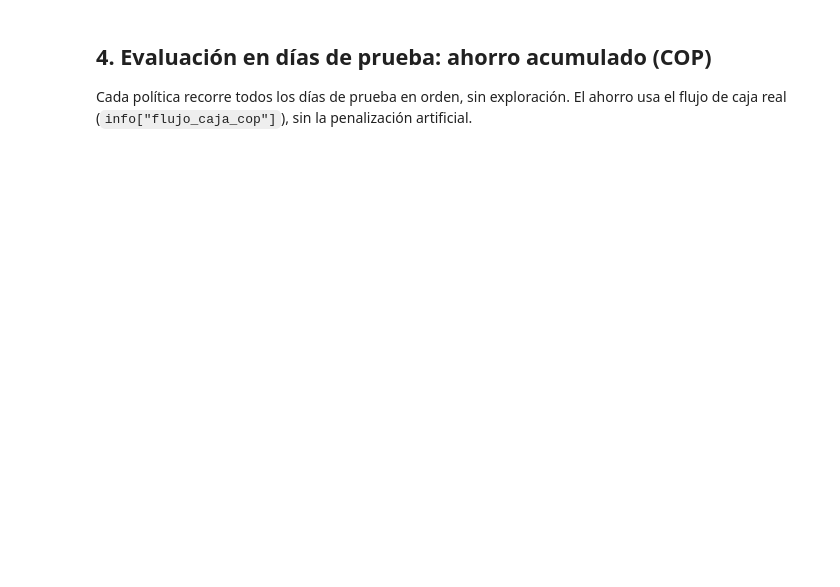
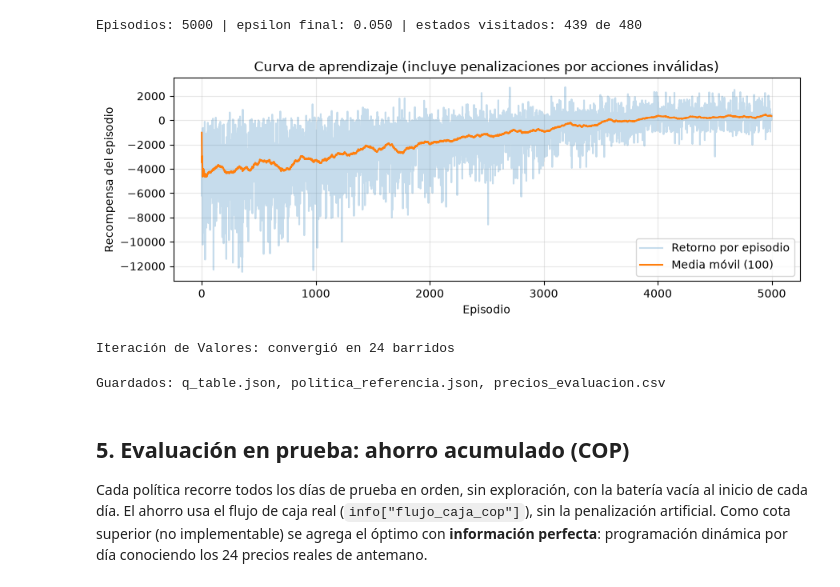
Before and after one commit to JoanP-B/si3003-despacho-energia-joanperalta, a Jupyter notebook: notebooks/02_mdp_rl.ipynb, the cells around one changed output. Saved outputs shown, nothing was run; the diff lists cells and outputs as text; code cells hidden in the pictures; blank space fills up the shorter version.

```diff
--- a/notebooks/02_mdp_rl.ipynb
+++ b/notebooks/02_mdp_rl.ipynb
@@ -147,0 +156,20 @@ agente converge a "Mantener" siempre (ahorro 0). En un barrido sobre los días d
+# %%
+ALPHAS = [0.05, 0.1, 0.3, 0.5, 0.7, 0.9]
+DECAIMIENTOS = [0.5, 0.8]
+SEMILLAS_BUSQUEDA = [0, 1, 2, 3, 4]
+
+t0 = time.time()
+filas = []
+for alpha in ALPHAS:
+    for frac in DECAIMIENTOS:
+        for semilla in SEMILLAS_BUSQUEDA:
+            ag, _ = entrenar_agente(alpha, frac, semilla)
+            filas.append({"alpha": alpha, "decaimiento": frac, "semilla": semilla,
+                          "ahorro_val": ahorro(env_val, greedy(ag))})
+busqueda = (pd.DataFrame(filas).groupby(["alpha", "decaimiento"])["ahorro_val"]
+            .agg(media="mean", desv="std", minimo="min").round(0).sort_values("media", ascending=False))
+mejor_alpha, mejor_decaimiento = busqueda.index[0]
+print(f"Búsqueda: {len(filas)} entrenamientos en {time.time() - t0:.0f} s")
+print(f"Elegido: alpha = {mejor_alpha}, ε decae en el {mejor_decaimiento:.0%} de los episodios")
+print(f"Referencia en validación: Línea Base = {ahorro(env_val, BatteryEnv.naive_policy):,.0f} COP")
+busqueda
@@ -148,51 +200,57 @@ agente converge a "Mantener" siempre (ahorro 0). En un barrido sobre los días d
 # %%
-agente = QLearningAgent(
-    n_acciones=BatteryEnv.N_ACCIONES,
-    alpha=0.7,
-    gamma=0.99,
-    epsilon_inicial=1.0,
-    epsilon_final=0.05,
-    episodios_decaimiento=int(EPISODIOS * 0.8),  # últimos 20% casi greedy
-    semilla=SEMILLA,
-)
-retornos = agente.entrenar(env_train, episodios=EPISODIOS)
+agente, retornos = entrenar_agente(mejor_alpha, mejor_decaimiento, SEMILLA)
 print(f"Episodios: {len(retornos)} | epsilon final: {agente.epsilon:.3f} | "
       f"estados visitados: {len(agente.q_table)} de {24 * 4 * 5}")
 
 serie = pd.Series(retornos)
 plt.figure(figsize=(9, 3.5))
-plt.plot(serie, alpha=0.3, label="Retorno por episodio")
-plt.plot(serie.rolling(20, min_periods=1).mean(), label="Media móvil (20)")
+plt.plot(serie, alpha=0.25, label="Retorno por episodio")
+plt.plot(serie.rolling(100, min_periods=1).mean(), label="Media móvil (100)")
 plt.title("Curva de aprendizaje (incluye penalizaciones por acciones inválidas)")
 plt.xlabel("Episodio"); plt.ylabel("Recompensa del episodio")
 plt.legend(); plt.grid(alpha=0.3); plt.tight_layout(); plt.show()
+
+referencia = value_iteration_policy(precios_train, UMBRALES, ENERGIA_POR_NIVEL_KWH, GAMMA, PENALIZACION)
+print(f"Iteración de Valores: convergió en {referencia.iteraciones} barridos")
+# %% [output]
+Episodios: 5000 | epsilon final: 0.050 | estados visitados: 439 de 480
+[figure, added]
+Iteración de Valores: convergió en 24 barridos
 # %%
-# Artefactos para la herramienta `simular_despacho` del agente LLM (Parte 2):
-#   - precios de los días de prueba (la herramienta simula sobre estos días)
-#   - umbrales de cuartil del entrenamiento (sin ellos la Q-Table no es reutilizable)
+# Artefactos para `simular()` y la herramienta `simular_despacho` del agente LLM (Parte 2).
 DIR_PROCESADO = RAIZ / "data" / "processed"
 ruta_eval = DIR_PROCESADO / "precios_evaluacion.csv"
 (df_precios[df_precios["fecha"].isin(fechas_test)][["timestamp", "precio_cop_kwh"]]
  .to_csv(ruta_eval, index=False))
-
+ruta_ref = referencia.guardar(DIR_PROCESADO / "politica_referencia.json",
+                              metadatos={"fuente_datos": FUENTE,
+                                         "fechas_entrenamiento": [str(fechas_train[0]), str(fechas_train[-1])]})
 ruta_q = agente.guardar(
     DIR_PROCESADO / "q_table.json",
     metadatos={
         "fuente_datos": FUENTE,
-        "umbrales_precio": env_train.umbrales_precio.tolist(),
-        "soc_inicial": env_train.soc_inicial,
-        "penalizacion_invalida": env_train.penalizacion_invalida,
+        "origen_datos": ORIGEN,
+        "umbrales_precio": UMBRALES.tolist(),
+        "soc_inicial": 0,
+        "penalizacion_invalida": PENALIZACION,
         "energia_por_nivel_kwh_entrenamiento": ENERGIA_POR_NIVEL_KWH,
         "episodios": EPISODIOS,
+        "alpha_elegido": mejor_alpha,
+        "fraccion_decaimiento_epsilon": mejor_decaimiento,
         "fechas_entrenamiento": [str(fechas_train[0]), str(fechas_train[-1])],
+        "fechas_validacion": [str(fechas_val[0]), str(fechas_val[-1])],
         "fechas_evaluacion": [str(fechas_test[0]), str(fechas_test[-1])],
         "archivo_precios_evaluacion": ruta_eval.name,
+        "archivo_politica_referencia": ruta_ref.name,
     },
 )
-print(f"Q-Table guardada en {ruta_q}")
-print(f"Precios de evaluación guardados en {ruta_eval}")
+print(f"Guardados: {ruta_q.name}, {ruta_ref.name}, {ruta_eval.name}")
+# %% [output]
+Guardados: q_table.json, politica_referencia.json, precios_evaluacion.csv
 # %% [markdown]
-## 4. Evaluación en días de prueba: ahorro acumulado (COP)
+## 5. Evaluación en prueba: ahorro acumulado (COP)
 
-Cada política recorre todos los días de prueba en orden, sin exploración.
-El ahorro usa el flujo de caja real (`info["flujo_caja_cop"]`), sin la penalización artificial.
+Cada política recorre todos los días de prueba en orden, sin exploración, con la batería vacía al
+inicio de cada día. El ahorro usa el flujo de caja real (`info["flujo_caja_cop"]`), sin la penalización
+artificial. Como cota superior (no implementable) se agrega el óptimo con **información perfecta**:
+programación dinámica por día conociendo los 24 precios reales de antemano.
```
Also changed, not shown: parts of 21 cells of this notebook, 8 other files.
